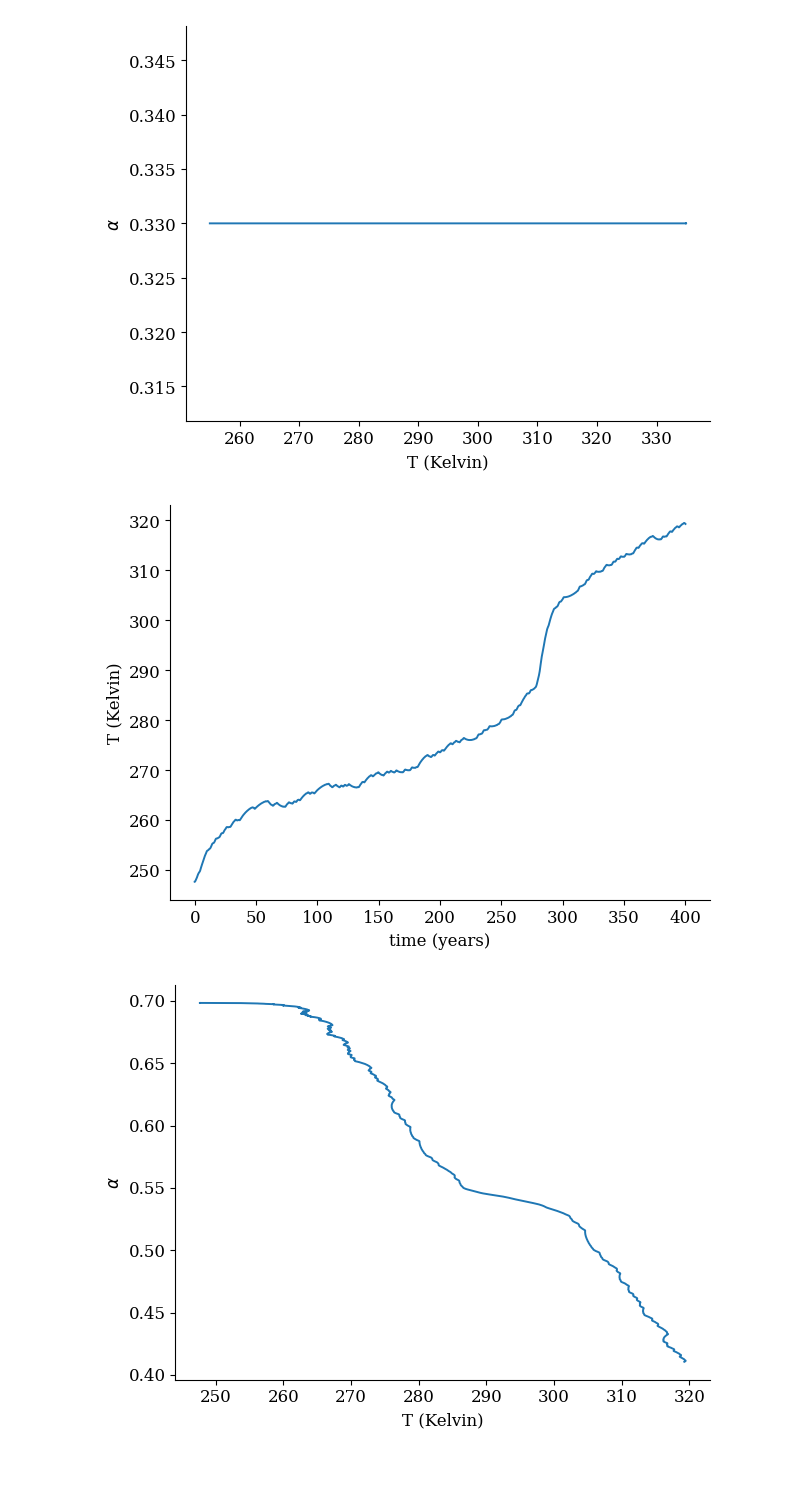
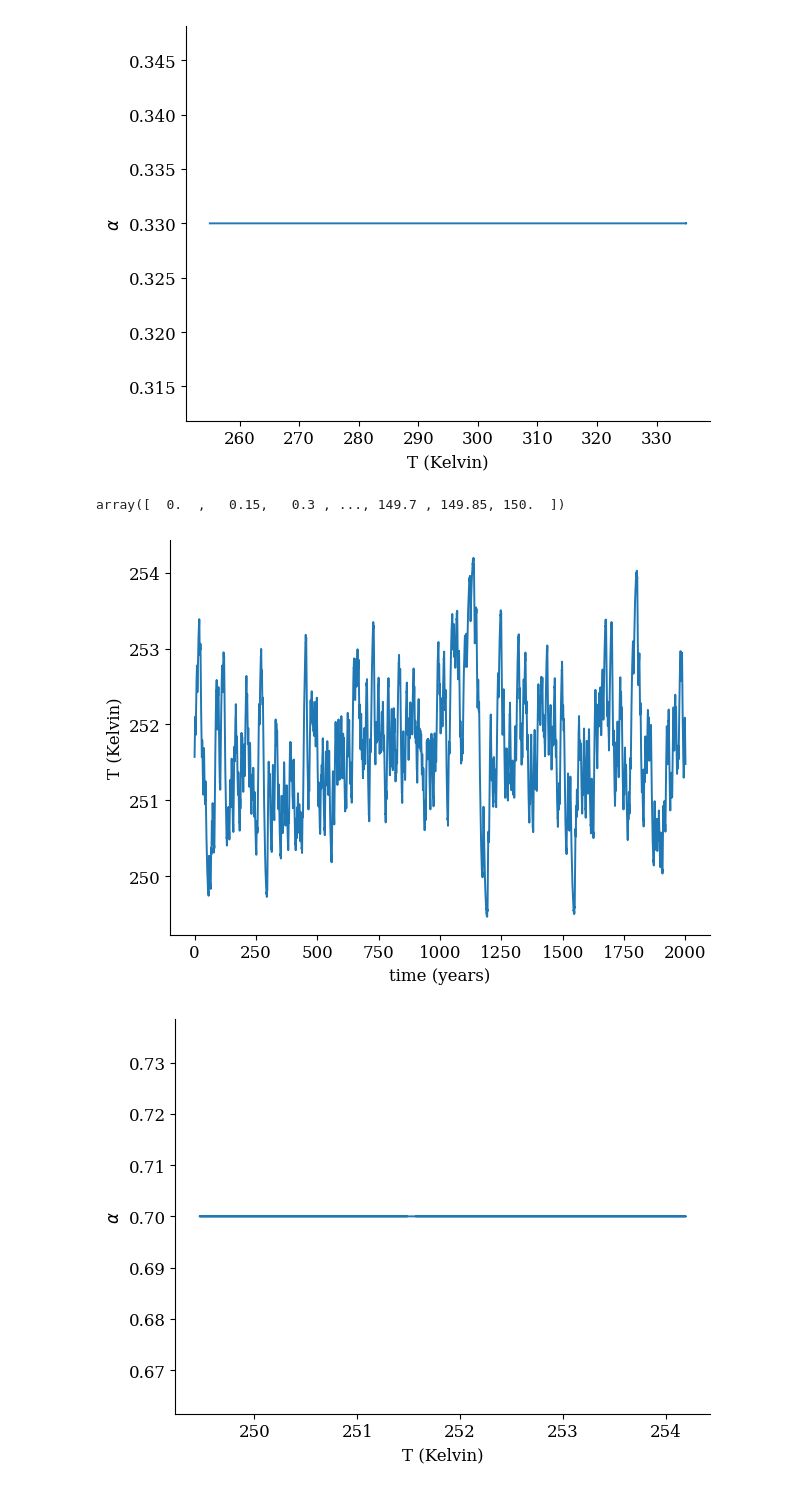
Before and after one commit to TerpstraS/GEBM_nadcom23, a Jupyter notebook: GEBM_nadcom23.ipynb, the cells around one changed output. Saved outputs shown, nothing was run; the diff lists cells and outputs as text; code cells hidden in the pictures.

```diff
--- a/GEBM_nadcom23.ipynb
+++ b/GEBM_nadcom23.ipynb
@@ -46,6 +47,7 @@ class GEBM:
         # solutions
         self.sol = None
         self.t = None
+        self.T = None
         self.x = None
         self.y = None
         self.z = None
@@ -59,7 +61,7 @@ class GEBM:
         T, xx, yy, zz, alpha = z
 
         # calculate albedo if it is instantanuous
-        if self.tau_a == 0:
+        if self.tau_a == 0 or set_equilibrium:
             alpha = self.alpha_0(T)
             dalpha = 0
         else:
@@ -77,6 +79,7 @@ class GEBM:
             rho = self.rho_func(t, self.rho_0)
 
         mu = self.mu_0 + self.A0 * np.log(rho / self.rho_0)
+#         print(mu)
 
         if self.tau_NV == 0 or self.nu_NV == 0:
             dx = 0
@@ -101,9 +104,10 @@ class GEBM:
     def eps(self, T):
         return self.eps1 + (self.eps2-self.eps1) * (1 + np.tanh(self.K_eps * (T - self.T_eps))) / 2
 
-    def solve(self, t_end=100, y0=None):
+    def solve(self, t_end=100, y0=None, t_eval=None):
         t_span = [0, t_end]
-        t_eval = np.linspace(t_span[0], t_span[1], 5001)
+        if t_eval is None:
+            t_eval = np.linspace(t_span[0], t_span[1], 5001)
 
         if y0 is None:
             y0 = self.y0
@@ -139,6 +143,8 @@ class GEBM:
         )
 
         self.y0 = sol.y[:, -1]
+
+        return sol
 
     def plot_T(self, xlim=None, ylim=None):
 
@@ -185,7 +191,6 @@ class GEBM:
             rhos = np.array([self.rho_func(t, self.rho_0) for t in self.t])
 
         mus = self.mu_0 + self.A0 / (3600*24*365)**3 * np.log(rhos / self.rho_0)
-        mus = self.mu_0 + self.A0 / (3600*24*365)**3 * np.log(rhos / self.rho_0)
 
         fig, ax1 = plt.subplots(tight_layout=True)
         ax1.plot(self.t, rhos, label=r"$\rho$", color="green")
@@ -201,10 +206,9 @@ class GEBM:
 
         # xlim and ylime should be tuples / lists / array of length 2: e.g. xlim = (10, 100)
         if xlim:
-            ax1.set_xlim(xlim[0], xlim[1])
+            ax.set_xlim(xlim[0], xlim[1])
         if ylim:
-            ax1.set_ylim(ylim[0], ylim[1])
-            ax2.set_ylim(ylim[0], ylim[1])
+            ax.set_ylim(ylim[0], ylim[1])
 # %%
 ### usage
 # Create model with a given scenario (chaos or not / timescales / forcing parameters)
@@ -220,18 +307,31 @@ model.plot_T_alpha()
+# %%
+# example download of a single ensemble run
+res = np.load(f"results_factor.{factor}_width.{width}.npz")
+T_sols = res["T_sols"]
+alpha_sols = res["alpha_sols"]
+t_sols = res["t_sols"]
+# %% [output]
+array([  0.  ,   0.15,   0.3 , ..., 149.7 , 149.85, 150.  ])
 # %%
 ### usage with custom radiative forcing function (has to take t, rho_0 as parameters)
 # and first setting y0 to equilibrium before solving the model
-rho_func = lambda t, rho_0: rho_0 + 50 * t
-tau_a =  5e9 / (3600*24*365)
+
+# rho_func = lambda t, rho_0, : rho_0 + 50 * t
+
+tau_a =  0 # 5e9 / (3600*24*365)
 tau_NV = 6e7 / (3600*24*365)
 nu_NV = 5 * (3600*24*365)**3
-model = GEBM(tau_a=tau_a, tau_NV=tau_NV, nu_NV=nu_NV, mu_0=0*(3600*24*365)**3, rho_0=10, rho_func=rho_func)
+model = GEBM(tau_a=tau_a, tau_NV=tau_NV, nu_NV=nu_NV, mu_0=10*(3600*24*365)**3, rho_0=10)
 
 y0 = [200, 10, 10, -10, 0.6]
+y0 = [235, np.random.normal(-2, 2), np.random.normal(-2, 2), np.random.normal(-2, 2), 0.7]
 model.set_equilibrium(y0=y0)
-model.solve(t_end=400)
+
+model.solve(t_end=2000)
+
 model.plot_T()
 model.plot_T_alpha()
 model.plot_mu_rho()
 # %% [output]
-[figure, old version]
+[figure, new version]
-[figure, old version]
+[figure, new version]
```
Also changed, not shown: parts of 3 cells of this notebook.
